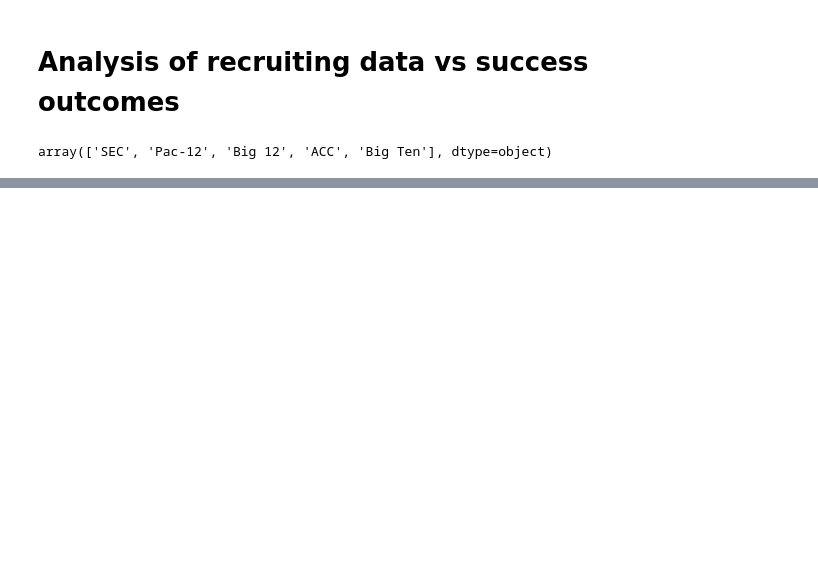
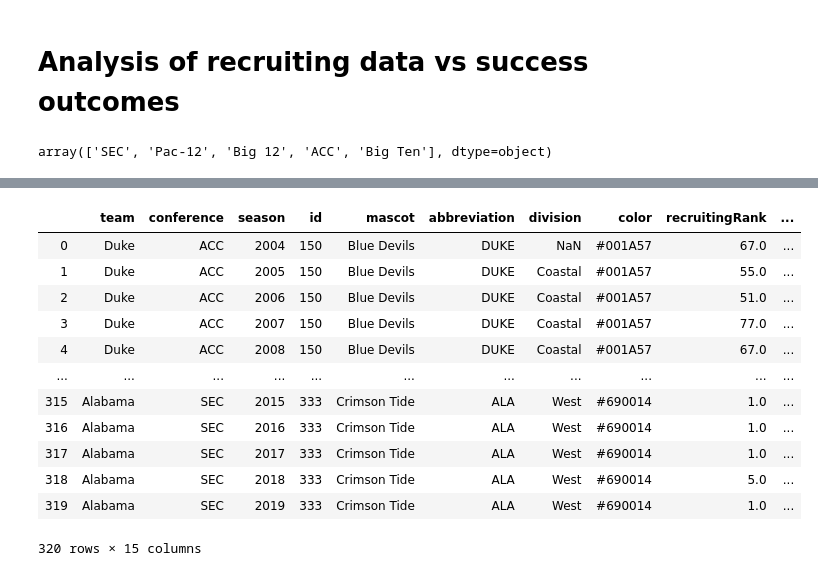
Before and after one commit to bdowd91/Project-1, a Jupyter notebook: recruitingAnalysis.ipynb, the cells around one changed output, grey strips where cells are left out. Saved outputs shown, nothing was run; the diff lists cells and outputs as text; code cells hidden in the pictures; blank space fills up the shorter version.

```diff
--- a/recruitingAnalysis.ipynb
+++ b/recruitingAnalysis.ipynb
@@ -67,2 +68,29 @@ plt.savefig("Figures/AverageWinPctVsRecruitingPts.png")
+# %%
+# get top two and bottom two performing teams from each conference that have been there all the years
+groupedStatsTime = groupedStats[groupedStats['numSeasons']==16]
+
+groupedStatsTime = groupedStatsTime.sort_values(by=['conference','avgWinPct'])
+confGrouped = groupedStatsTime.groupby('conference')
+
+confBestWorstTeams = pd.concat([confGrouped.head(2),confGrouped.tail(2)])
+confBestWorstTeams = confBestWorstTeams.sort_values(by=['conference','avgWinPct'])
+confBestWorstTeams = confBestWorstTeams[['team','conference']]
+
+confBestWorst = pd.merge(confBestWorstTeams,comboFrame,on=['conference','team'],how='inner')
+confBestWorst
+# %% [output]
+|  | team | conference | season | id | mascot | abbreviation | division | color | recruitingRank | ... |
+| 0 | Duke | ACC | 2004 | 150 | Blue Devils | DUKE | NaN | #001A57 | 67.0 | ... |
+| 1 | Duke | ACC | 2005 | 150 | Blue Devils | DUKE | Coastal | #001A57 | 55.0 | ... |
+| 2 | Duke | ACC | 2006 | 150 | Blue Devils | DUKE | Coastal | #001A57 | 51.0 | ... |
+| 3 | Duke | ACC | 2007 | 150 | Blue Devils | DUKE | Coastal | #001A57 | 77.0 | ... |
+| 4 | Duke | ACC | 2008 | 150 | Blue Devils | DUKE | Coastal | #001A57 | 67.0 | ... |
+| ... | ... | ... | ... | ... | ... | ... | ... | ... | ... | ... |
+| 315 | Alabama | SEC | 2015 | 333 | Crimson Tide | ALA | West | #690014 | 1.0 | ... |
+| 316 | Alabama | SEC | 2016 | 333 | Crimson Tide | ALA | West | #690014 | 1.0 | ... |
+| 317 | Alabama | SEC | 2017 | 333 | Crimson Tide | ALA | West | #690014 | 1.0 | ... |
+| 318 | Alabama | SEC | 2018 | 333 | Crimson Tide | ALA | West | #690014 | 5.0 | ... |
+| 319 | Alabama | SEC | 2019 | 333 | Crimson Tide | ALA | West | #690014 | 1.0 | ... |
+320 rows × 15 columns
 # %%
 # create figure of win percentage over time by conference using recruiting rank as the size
```
Also changed, not shown: parts of 3 cells of this notebook, 6 other files.
